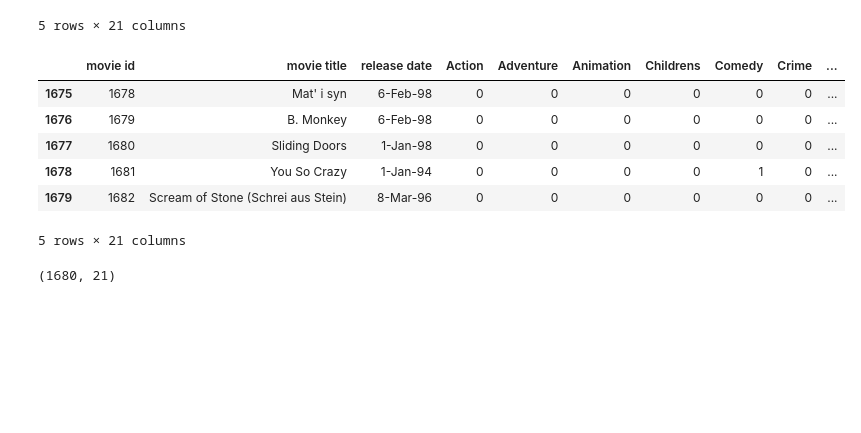
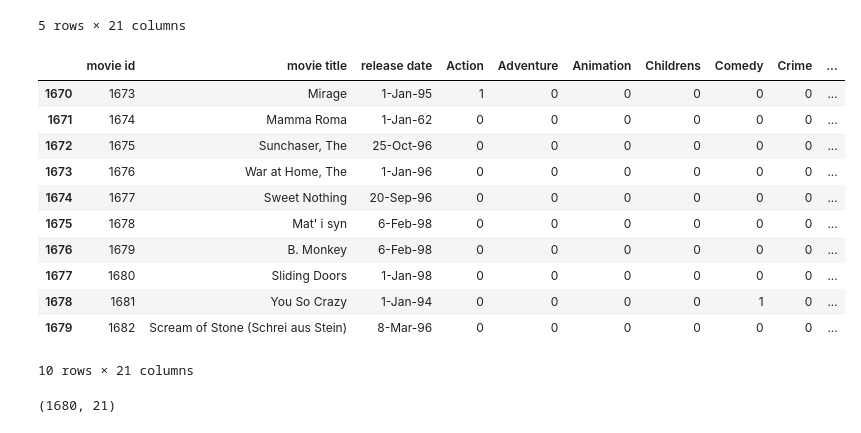
Before and after one commit to JosephRidge/Analysis101, a Jupyter notebook: app.ipynb, the cells around one changed output. Cells and saved outputs as stored; diff of their text form; code cells hidden in the pictures; blank space fills up the shorter version.

```diff
--- a/app.ipynb
+++ b/app.ipynb
@@ -444,15 +444,20 @@ movie_df.head()
 | 4 | 5 | Copycat | 1-Jan-95 | 0 | 0 | 0 | 0 | 0 | 1 | ... |
 5 rows × 21 columns
 # %%
-movie_df.tail()
+movie_df.tail(10)
 # %% [output]
 |  | movie id | movie title | release date | Action | Adventure | Animation | Childrens | Comedy | Crime | ... |
+| 1670 | 1673 | Mirage | 1-Jan-95 | 1 | 0 | 0 | 0 | 0 | 0 | ... |
+| 1671 | 1674 | Mamma Roma | 1-Jan-62 | 0 | 0 | 0 | 0 | 0 | 0 | ... |
+| 1672 | 1675 | Sunchaser, The | 25-Oct-96 | 0 | 0 | 0 | 0 | 0 | 0 | ... |
+| 1673 | 1676 | War at Home, The | 1-Jan-96 | 0 | 0 | 0 | 0 | 0 | 0 | ... |
+| 1674 | 1677 | Sweet Nothing | 20-Sep-96 | 0 | 0 | 0 | 0 | 0 | 0 | ... |
 | 1675 | 1678 | Mat' i syn | 6-Feb-98 | 0 | 0 | 0 | 0 | 0 | 0 | ... |
 | 1676 | 1679 | B. Monkey | 6-Feb-98 | 0 | 0 | 0 | 0 | 0 | 0 | ... |
 | 1677 | 1680 | Sliding Doors | 1-Jan-98 | 0 | 0 | 0 | 0 | 0 | 0 | ... |
 | 1678 | 1681 | You So Crazy | 1-Jan-94 | 0 | 0 | 0 | 0 | 1 | 0 | ... |
 | 1679 | 1682 | Scream of Stone (Schrei aus Stein) | 8-Mar-96 | 0 | 0 | 0 | 0 | 0 | 0 | ... |
-5 rows × 21 columns
+10 rows × 21 columns
 # %%
 movie_df.shape
 # %% [output]
```
Also changed, not shown: parts of 20 cells of this notebook.
